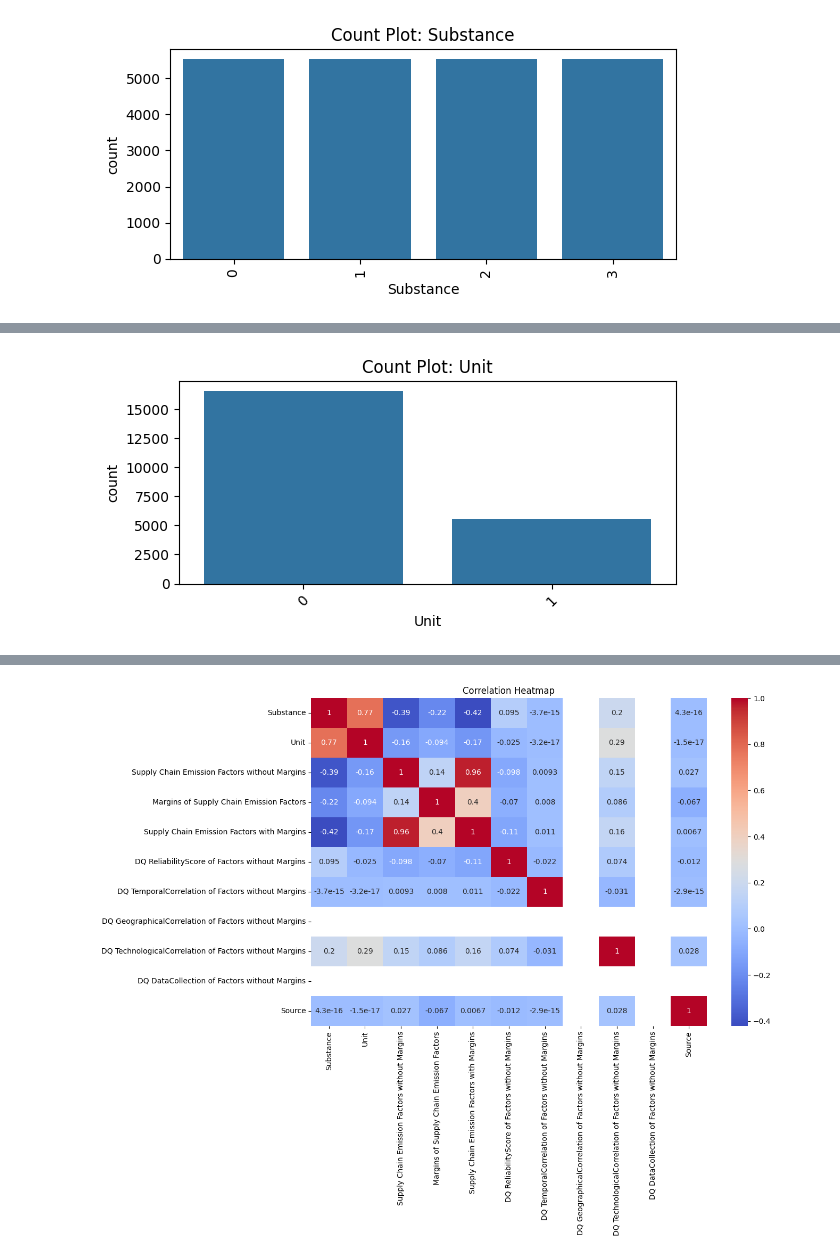
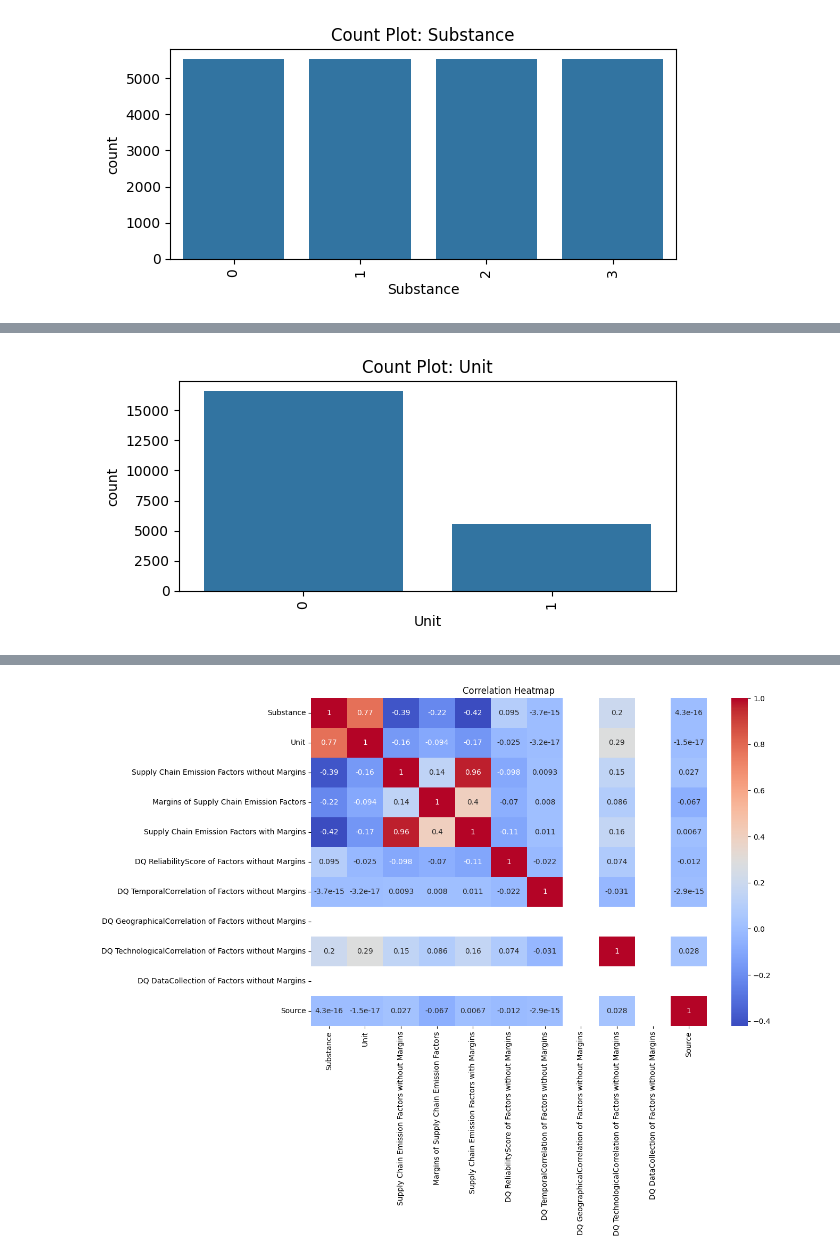
Before and after one commit to Amulyachekuri25/Green-house-gas-emission, a Jupyter notebook: week2.ipynb, the cells around one changed output, grey strips where cells are left out. Cells and saved outputs as stored; diff of their text form; code cells hidden in the pictures.

```diff
--- a/week2.ipynb
+++ b/week2.ipynb
@@ -138,0 +94,2 @@ None
+# %%
+df.drop(columns=['Unnamed: 7'],inplace=True)
@@ -139,5 +141,4 @@ None
 # %%
 df['Margins of Supply Chain Emission Factors'] = pd.to_numeric(
     df['Margins of Supply Chain Emission Factors'],
-    errors='coerce'
-)
+    errors='coerce')
@@ -349,9 +354,9 @@ plt.show()
 # %%
 plt.figure(figsize=(6, 3))
-sns.countplot(x=df["Unit"])
+sn.countplot(x=df["Unit"])
 plt.title("Count Plot: Unit")
-plt.xticks(rotation=45)
+plt.xticks(rotation=90)
 plt.tight_layout()
 plt.show()
 # %% [output]
-[figure, old version]
+[figure, new version]
```
Also changed, not shown: parts of 46 cells of this notebook.
